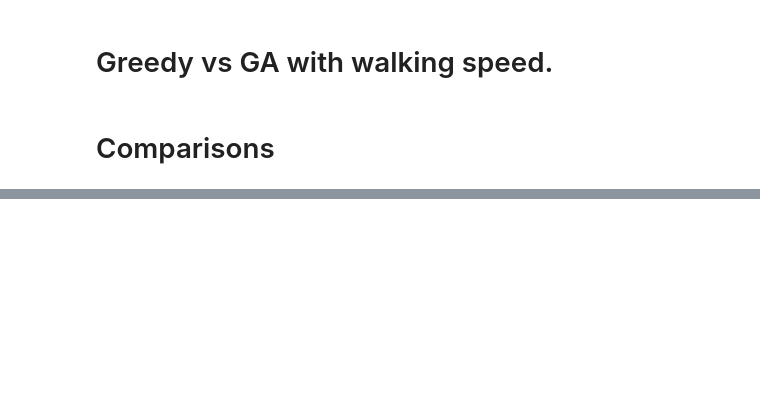
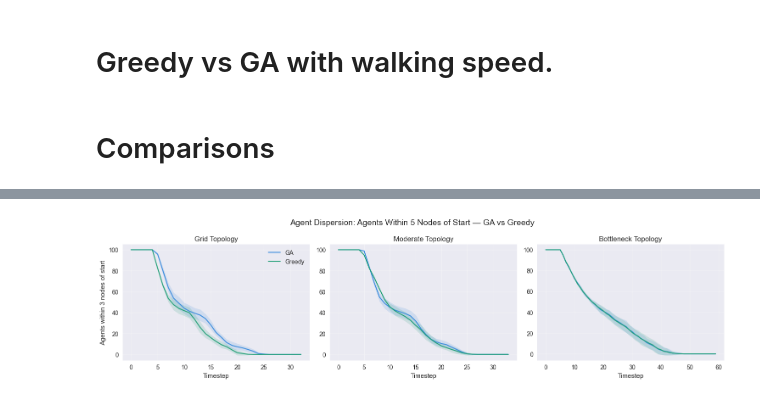
Before and after one commit to lpow311/dissertation, a Jupyter notebook: 5_5_combined_human_factors_comparison.ipynb, the cells around one changed output, grey strips where cells are left out. Drawn from its saved outputs; the diff is of its cells as text; code cells hidden in the pictures; blank space fills up the shorter version.

```diff
--- a/5_5_combined_human_factors_comparison.ipynb
+++ b/5_5_combined_human_factors_comparison.ipynb
@@ -70,0 +141,4 @@ print(f'Params: {results['ga']['params']}')   # {'walking': False, 'delay_start'
+# %%
+plot_dispersion_all_cities(experiment_files, n=5)
+# %% [output]
+[figure, added]
```
Also changed, not shown: parts of 11 cells of this notebook, 3 other files.
